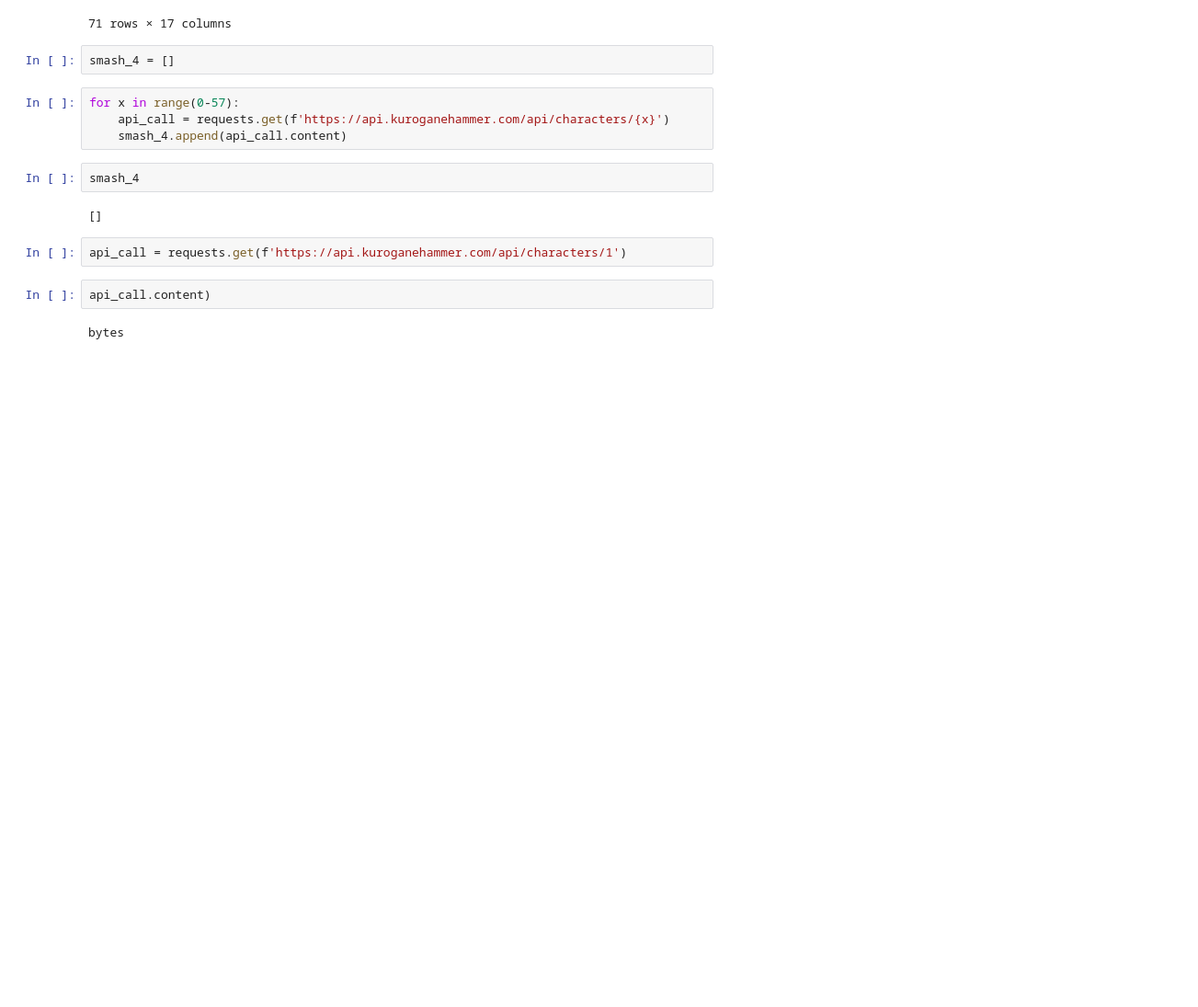
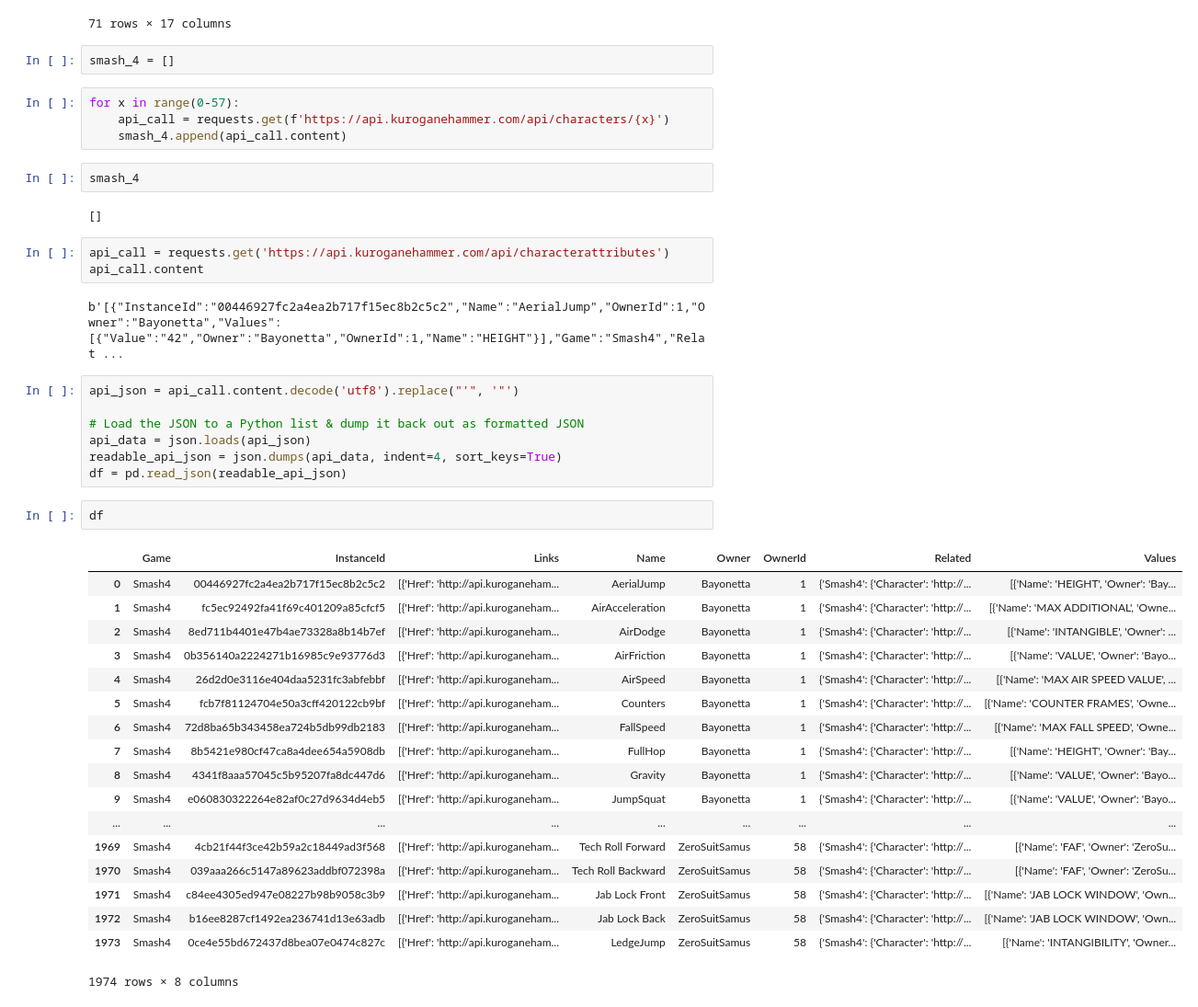
Before and after one commit to dalems4/iris_smash, a Jupyter notebook: iris_data_classification.ipynb, the cells around one changed output. Shown at 92% size. Saved outputs shown, nothing was run; the diff lists cells and outputs as text; blank space fills up the shorter version.

Commit message:
df of movelist for further data mining

```diff
--- a/iris_data_classification.ipynb
+++ b/iris_data_classification.ipynb
@@ -187,8 +187,35 @@ smash_4
 # %% [output]
 []
 # %%
-api_call = requests.get(f'https://api.kuroganehammer.com/api/characters/1')
+api_call = requests.get('https://api.kuroganehammer.com/api/characterattributes')
+api_call.content
+# %% [output]
+b'[{"InstanceId":"00446927fc2a4ea2b717f15ec8b2c5c2","Name":"AerialJump","OwnerId":1,"Owner":"Bayonetta","Values":[{"Value":"42","Owner":"Bayonetta","OwnerId":1,"Name":"HEIGHT"}],"Game":"Smash4","Relat ...
-# %%
-api_call.content)
-# %% [output]
-bytes
+# %%
+api_json = api_call.content.decode('utf8').replace("'", '"')
+
+# Load the JSON to a Python list & dump it back out as formatted JSON
+api_data = json.loads(api_json)
+readable_api_json = json.dumps(api_data, indent=4, sort_keys=True)
+df = pd.read_json(readable_api_json)
+# %%
+df
+# %% [output]
+|  | Game | InstanceId | Links | Name | Owner | OwnerId | Related | Values |
+| 0 | Smash4 | 00446927fc2a4ea2b717f15ec8b2c5c2 | [{'Href': 'http://api.kuroganeham... | AerialJump | Bayonetta | 1 | {'Smash4': {'Character': 'http://... | [{'Name': 'HEIGHT', 'Owner': 'Bay... |
+| 1 | Smash4 | fc5ec92492fa41f69c401209a85cfcf5 | [{'Href': 'http://api.kuroganeham... | AirAcceleration | Bayonetta | 1 | {'Smash4': {'Character': 'http://... | [{'Name': 'MAX ADDITIONAL', 'Owne... |
+| 2 | Smash4 | 8ed711b4401e47b4ae73328a8b14b7ef | [{'Href': 'http://api.kuroganeham... | AirDodge | Bayonetta | 1 | {'Smash4': {'Character': 'http://... | [{'Name': 'INTANGIBLE', 'Owner': ... |
+| 3 | Smash4 | 0b356140a2224271b16985c9e93776d3 | [{'Href': 'http://api.kuroganeham... | AirFriction | Bayonetta | 1 | {'Smash4': {'Character': 'http://... | [{'Name': 'VALUE', 'Owner': 'Bayo... |
+| 4 | Smash4 | 26d2d0e3116e404daa5231fc3abfebbf | [{'Href': 'http://api.kuroganeham... | AirSpeed | Bayonetta | 1 | {'Smash4': {'Character': 'http://... | [{'Name': 'MAX AIR SPEED VALUE', ... |
+| 5 | Smash4 | fcb7f81124704e50a3cff420122cb9bf | [{'Href': 'http://api.kuroganeham... | Counters | Bayonetta | 1 | {'Smash4': {'Character': 'http://... | [{'Name': 'COUNTER FRAMES', 'Owne... |
+| 6 | Smash4 | 72d8ba65b343458ea724b5db99db2183 | [{'Href': 'http://api.kuroganeham... | FallSpeed | Bayonetta | 1 | {'Smash4': {'Character': 'http://... | [{'Name': 'MAX FALL SPEED', 'Owne... |
+| 7 | Smash4 | 8b5421e980cf47ca8a4dee654a5908db | [{'Href': 'http://api.kuroganeham... | FullHop | Bayonetta | 1 | {'Smash4': {'Character': 'http://... | [{'Name': 'HEIGHT', 'Owner': 'Bay... |
+| 8 | Smash4 | 4341f8aaa57045c5b95207fa8dc447d6 | [{'Href': 'http://api.kuroganeham... | Gravity | Bayonetta | 1 | {'Smash4': {'Character': 'http://... | [{'Name': 'VALUE', 'Owner': 'Bayo... |
+| 9 | Smash4 | e060830322264e82af0c27d9634d4eb5 | [{'Href': 'http://api.kuroganeham... | JumpSquat | Bayonetta | 1 | {'Smash4': {'Character': 'http://... | [{'Name': 'VALUE', 'Owner': 'Bayo... |
+| ... | ... | ... | ... | ... | ... | ... | ... | ... |
+| 1969 | Smash4 | 4cb21f44f3ce42b59a2c18449ad3f568 | [{'Href': 'http://api.kuroganeham... | Tech Roll Forward | ZeroSuitSamus | 58 | {'Smash4': {'Character': 'http://... | [{'Name': 'FAF', 'Owner': 'ZeroSu... |
+| 1970 | Smash4 | 039aaa266c5147a89623addbf072398a | [{'Href': 'http://api.kuroganeham... | Tech Roll Backward | ZeroSuitSamus | 58 | {'Smash4': {'Character': 'http://... | [{'Name': 'FAF', 'Owner': 'ZeroSu... |
+| 1971 | Smash4 | c84ee4305ed947e08227b98b9058c3b9 | [{'Href': 'http://api.kuroganeham... | Jab Lock Front | ZeroSuitSamus | 58 | {'Smash4': {'Character': 'http://... | [{'Name': 'JAB LOCK WINDOW', 'Own... |
+| 1972 | Smash4 | b16ee8287cf1492ea236741d13e63adb | [{'Href': 'http://api.kuroganeham... | Jab Lock Back | ZeroSuitSamus | 58 | {'Smash4': {'Character': 'http://... | [{'Name': 'JAB LOCK WINDOW', 'Own... |
+| 1973 | Smash4 | 0ce4e55bd672437d8bea07e0474c827c | [{'Href': 'http://api.kuroganeham... | LedgeJump | ZeroSuitSamus | 58 | {'Smash4': {'Character': 'http://... | [{'Name': 'INTANGIBILITY', 'Owner... |
+1974 rows × 8 columns
```
